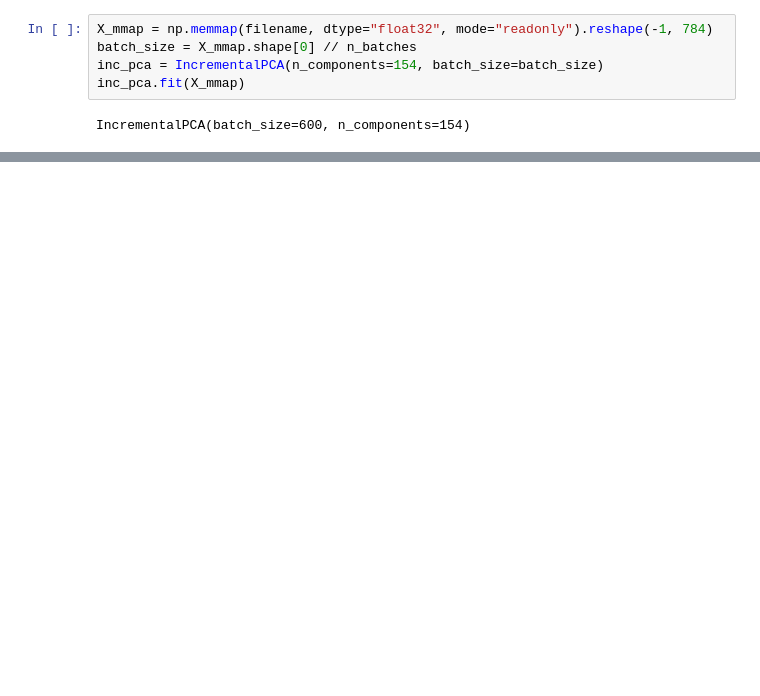
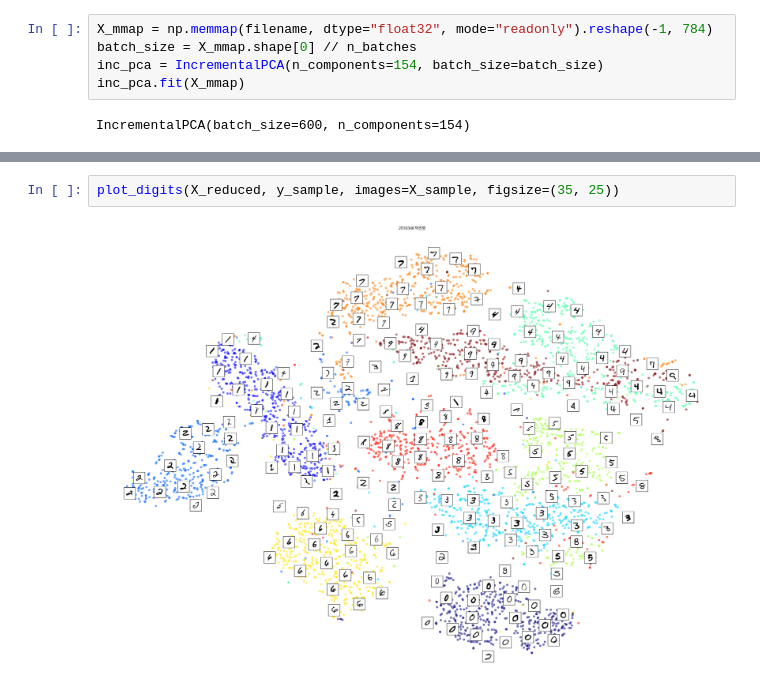
Before and after one commit to fire-long/24-1AI-ML, a Jupyter notebook: W12.ipynb, the cells around one changed output, grey strips where cells are left out. Cells and saved outputs as stored; diff of their text form; blank space fills up the shorter version.

```diff
--- a/W12.ipynb
+++ b/W12.ipynb
@@ -119,0 +340,4 @@ IncrementalPCA(batch_size=600, n_components=154)
+# %%
+plot_digits(X_reduced, y_sample, images=X_sample, figsize=(35, 25))
+# %% [output]
+[figure, added]
```
Also changed, not shown: parts of 30 cells of this notebook.
